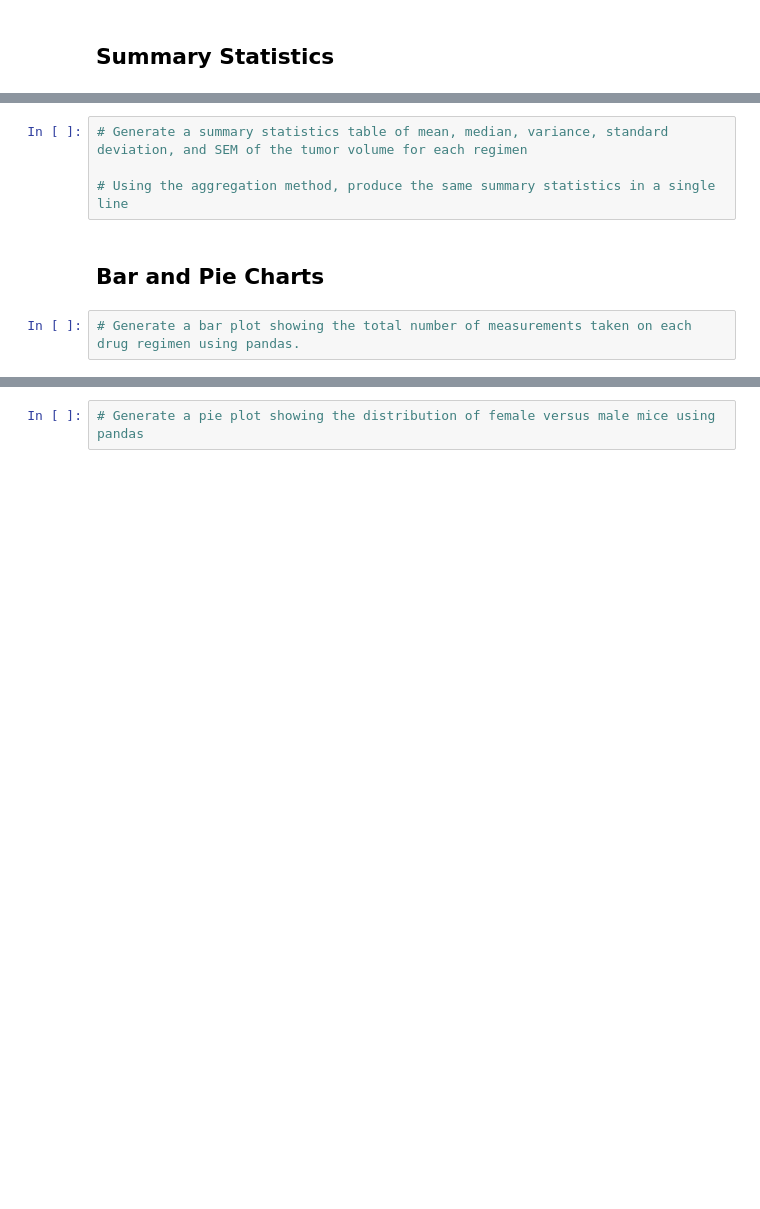
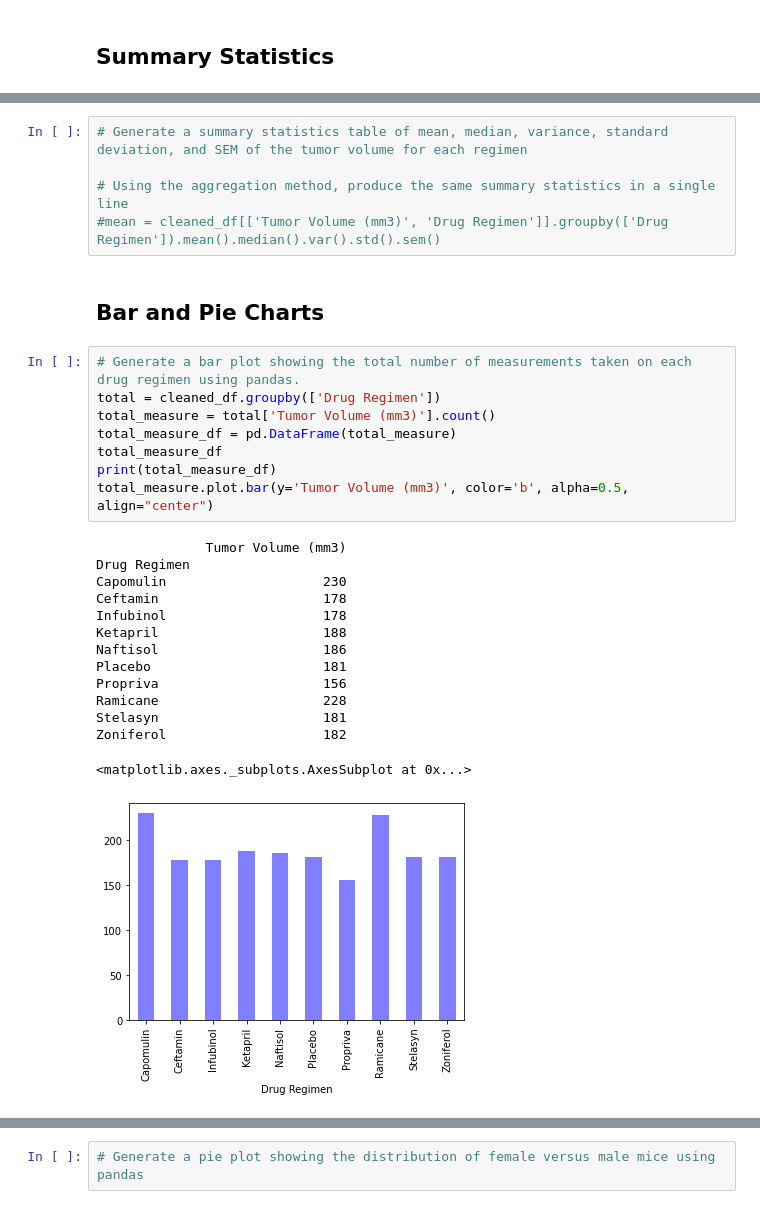
Before and after one commit to yukamara/Matplotlib, a Jupyter notebook: pymaceuticals.ipynb, the cells around one changed output, grey strips where cells are left out. Drawn from its saved outputs; the diff is of its cells as text; blank space fills up the shorter version.

```diff
--- a/pymaceuticals.ipynb
+++ b/pymaceuticals.ipynb
@@ -96,9 +127,31 @@ cleaned_df['Mouse ID'].count()
 # Generate a summary statistics table of mean, median, variance, standard deviation, and SEM of the tumor volume for each regimen
 
 # Using the aggregation method, produce the same summary statistics in a single line
+#mean = cleaned_df[['Tumor Volume (mm3)', 'Drug Regimen']].groupby(['Drug Regimen']).mean().median().var().std().sem()
 # %% [markdown]
 ## Bar and Pie Charts
 # %%
 # Generate a bar plot showing the total number of measurements taken on each drug regimen using pandas.
+total = cleaned_df.groupby(['Drug Regimen'])
+total_measure = total['Tumor Volume (mm3)'].count()
+total_measure_df = pd.DataFrame(total_measure)
+total_measure_df
+print(total_measure_df)
+total_measure.plot.bar(y='Tumor Volume (mm3)', color='b', alpha=0.5, align="center")
+# %% [output]
+              Tumor Volume (mm3)
+Drug Regimen
+Capomulin                    230
+Ceftamin                     178
+Infubinol                    178
+Ketapril                     188
+Naftisol                     186
+Placebo                      181
+Propriva                     156
+Ramicane                     228
+Stelasyn                     181
+Zoniferol                    182
+<matplotlib.axes._subplots.AxesSubplot at 0x...>
+[figure, added]
 # %%
 # Generate a bar plot showing the total number of measurements taken on each drug regimen using pyplot.
```
Also changed, not shown: parts of 3 cells of this notebook.
